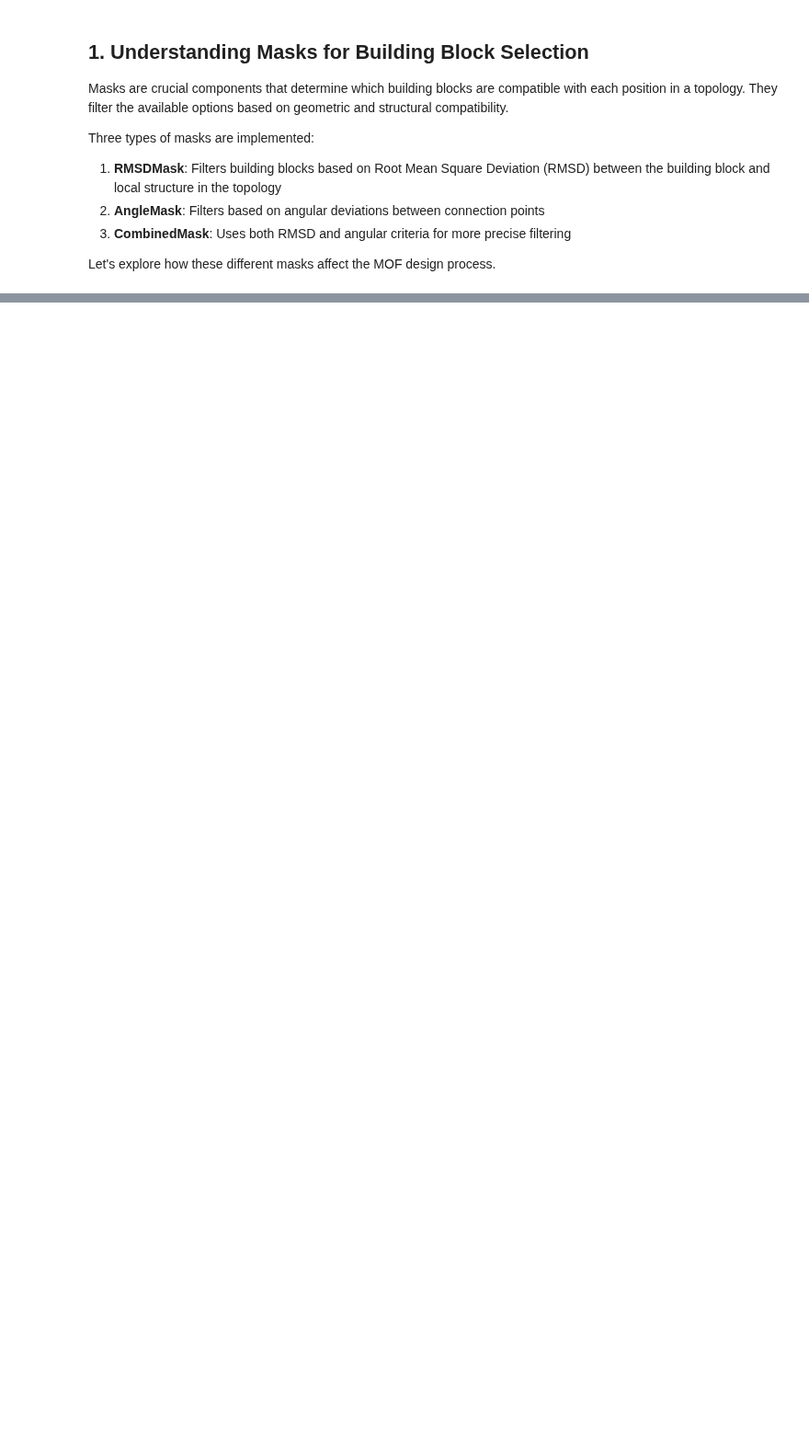
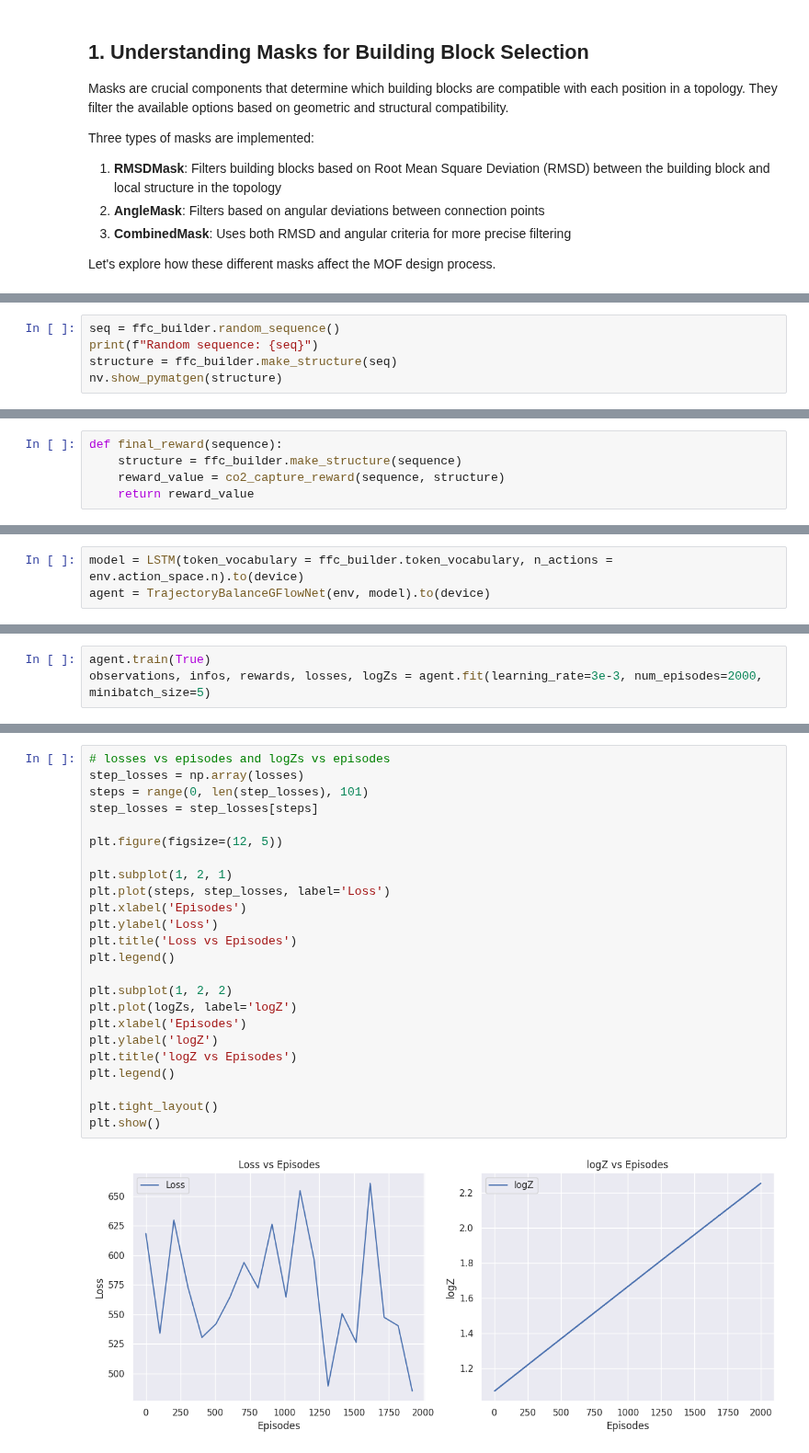
Before and after one commit to geetheswar-v/Reticular-Material-Discovery, a Jupyter notebook: main.ipynb, the cells around one changed output, grey strips where cells are left out. Shown at 92% size. Cells and saved outputs as stored; diff of their text form; blank space fills up the shorter version.

Commit message:
Build a GFlow Net for FFC topolgy [Project Phase 1]

```diff
--- a/main.ipynb
+++ b/main.ipynb
@@ -218,0 +121,5 @@ observations, infos, rewards, losses, logZs = agent_rmsd.fit(learning_rate=5e-3,
+# %%
+seq = ffc_builder.random_sequence()
+print(f"Random sequence: {seq}")
+structure = ffc_builder.make_structure(seq)
+nv.show_pymatgen(structure)
@@ -218,0 +366,5 @@ observations, infos, rewards, losses, logZs = agent_rmsd.fit(learning_rate=5e-3,
+# %%
+def final_reward(sequence):
+    structure = ffc_builder.make_structure(sequence)
+    reward_value = co2_capture_reward(sequence, structure)
+    return reward_value
@@ -218,0 +404,3 @@ observations, infos, rewards, losses, logZs = agent_rmsd.fit(learning_rate=5e-3,
+# %%
+model = LSTM(token_vocabulary = ffc_builder.token_vocabulary, n_actions = env.action_space.n).to(device)
+agent = TrajectoryBalanceGFlowNet(env, model).to(device)
@@ -218,0 +409,3 @@ observations, infos, rewards, losses, logZs = agent_rmsd.fit(learning_rate=5e-3,
+# %%
+agent.train(True)
+observations, infos, rewards, losses, logZs = agent.fit(learning_rate=3e-3, num_episodes=2000, minibatch_size=5)
@@ -218,0 +414,26 @@ observations, infos, rewards, losses, logZs = agent_rmsd.fit(learning_rate=5e-3,
+# %%
+# losses vs episodes and logZs vs episodes
+step_losses = np.array(losses)
+steps = range(0, len(step_losses), 101)
+step_losses = step_losses[steps]
+
+plt.figure(figsize=(12, 5))
+
+plt.subplot(1, 2, 1)
+plt.plot(steps, step_losses, label='Loss')
+plt.xlabel('Episodes')
+plt.ylabel('Loss')
+plt.title('Loss vs Episodes')
+plt.legend()
+
+plt.subplot(1, 2, 2)
+plt.plot(logZs, label='logZ')
+plt.xlabel('Episodes')
+plt.ylabel('logZ')
+plt.title('logZ vs Episodes')
+plt.legend()
+
+plt.tight_layout()
+plt.show()
+# %% [output]
+[figure, added]
```
Also changed, not shown: parts of 62 cells of this notebook.
